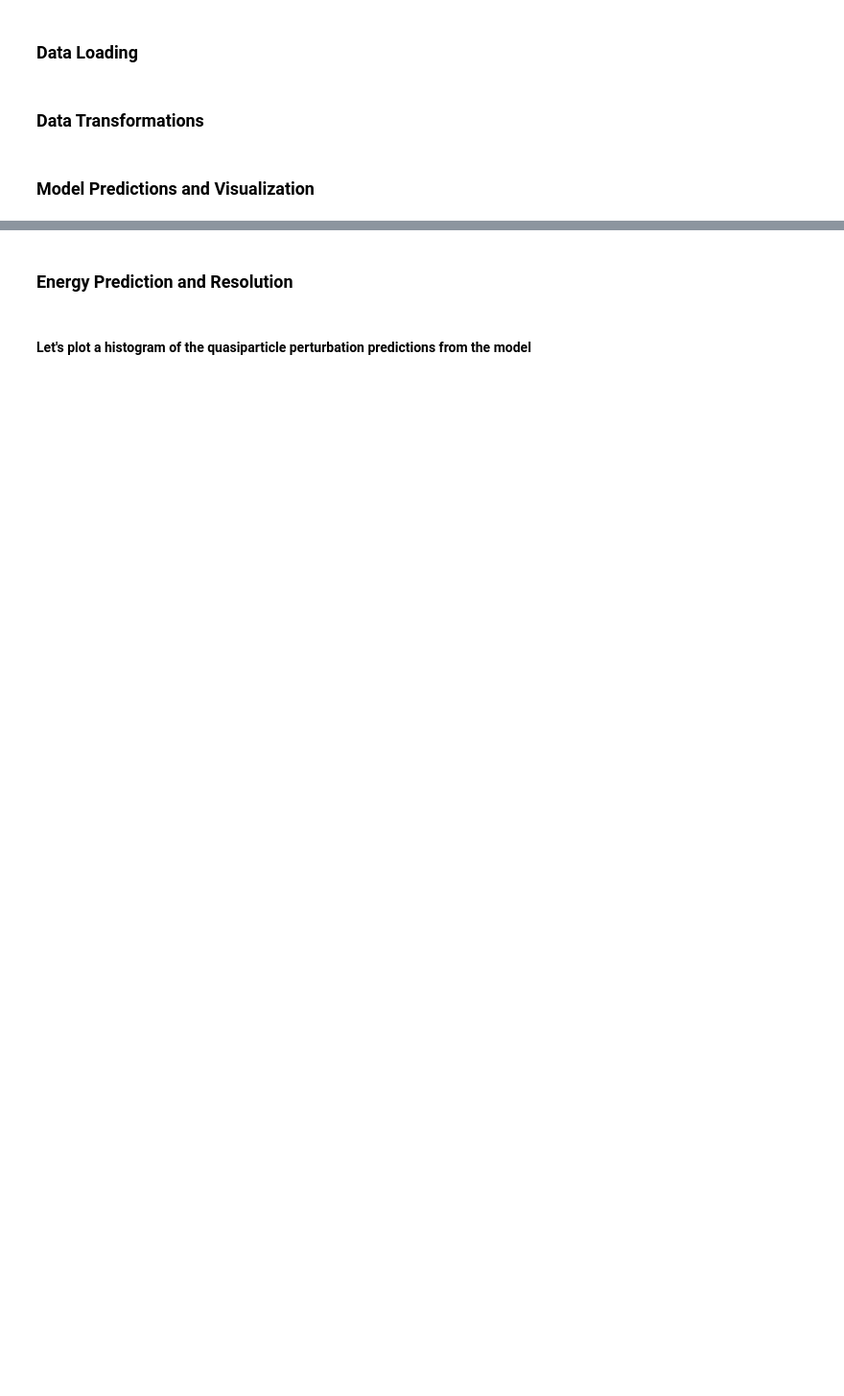
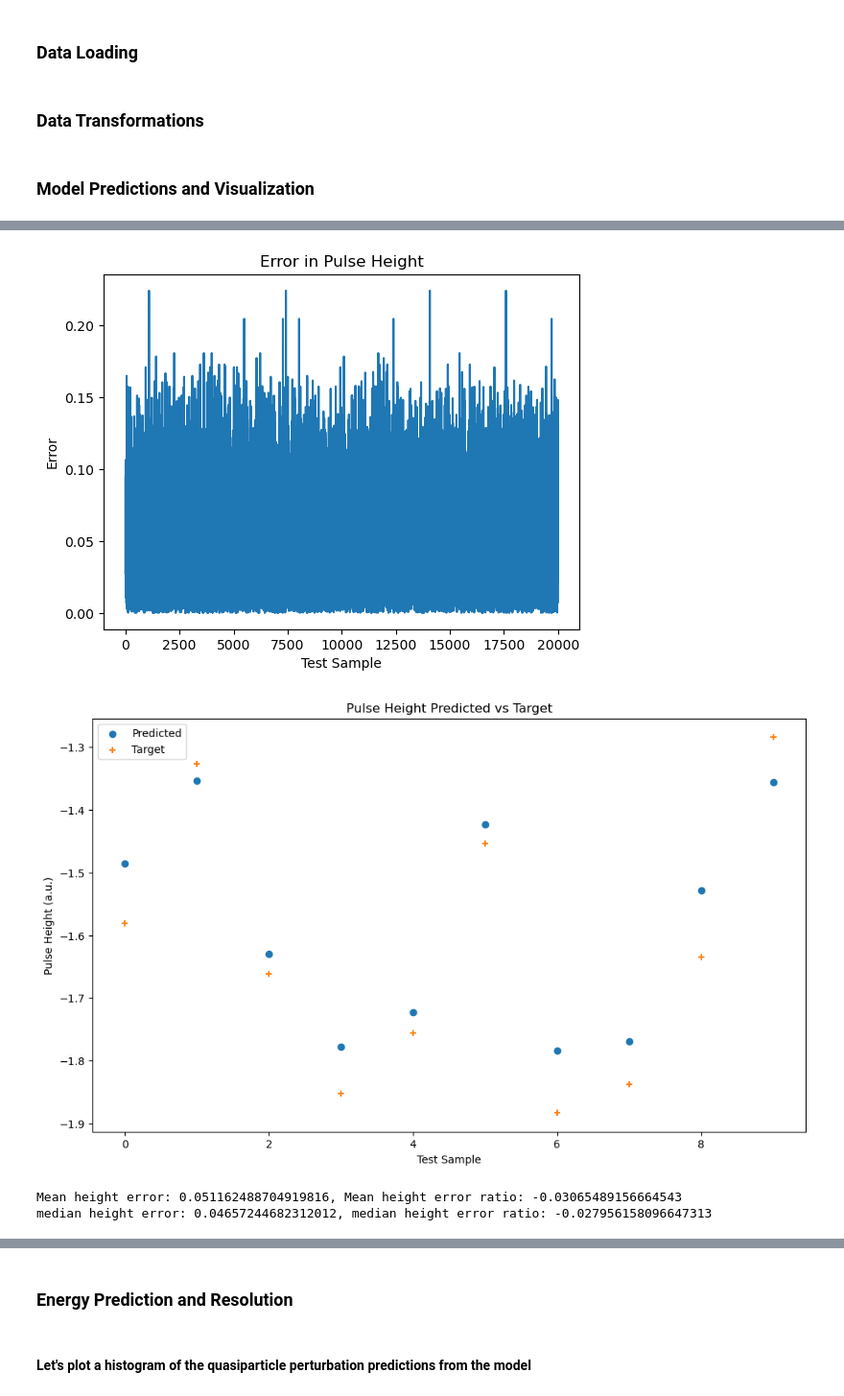
Before and after one commit to jbreck1987/ml_readout, a Jupyter notebook: experiments/cnn_regression/run_011/eval.ipynb, the cells around one changed output, grey strips where cells are left out. Shown: that part at 96% size. Drawn from its saved outputs; the diff is of its cells as text; code cells hidden in the pictures; blank space fills up the shorter version.

```diff
--- a/experiments/cnn_regression/run_011/eval.ipynb
+++ b/experiments/cnn_regression/run_011/eval.ipynb
@@ -17,7 +17,7 @@ from mlcore.dataset import load_training_data, stream_to_arrival
 # %%
 # Load model
 MODEL_DIR = pathlib.Path().cwd() / 'trained_models'
-MODEL_FNAME = 'cnn_reg_1691785994.pt'
+MODEL_FNAME = 'cnn_reg_1691918007.pt'
 RANDOM_SEED = 22
 TEST_RATIO = 0.2
 BATCH_SIZE = 32
@@ -35,5 +35,5 @@ else:
   device = torch.device("cpu")
 print(f'Using device: "{device}"')
 
-model = BranchedConvReg(in_channels=2, h_hidden_units=100, h_hidden_layers=3)
+model = BranchedConvReg(in_channels=2, h_hidden_units=60, h_hidden_layers=3)
 model.load_state_dict(torch.load(MODEL_DIR / MODEL_FNAME, map_location=device))
@@ -115,25 +125,30 @@ plt.show()
 # %%
 # Now lets do the same with the pulse height
 height_diff = [torch.abs(y_pred[1] - y_true[0][1]).item() for y_pred, y_true in zip(preds, test_labels)]
-
+scale = 10
 plt.figure()
 plt.title('Error in Pulse Height')
 plt.plot(np.arange(len(height_diff)), height_diff)
 plt.xlabel('Test Sample')
 plt.ylabel('Error')
 plt.show()
 
 plt.figure(figsize=(12,7))
 plt.title('Pulse Height Predicted vs Target')
 #plt.plot(np.arange(len(preds)), [pred[0][0][1].item() for pred in preds], label='Predicted')
 #plt.plot(np.arange(len(test_labels)), [label[0][1].item() for label in test_labels], label='Target')
-plt.scatter(np.arange(len(preds[:100])), [pred[1].item() for pred in preds[:100]], label='Predicted')
-plt.scatter(np.arange(len(test_labels[:100])), [label[0][1].item() for label in test_labels[:100]], marker='+', label='Target')
+plt.scatter(np.arange(len(preds[:scale])), [pred[1].item() for pred in preds[:scale]], label='Predicted')
+plt.scatter(np.arange(len(test_labels[:scale])), [label[0][1].item() for label in test_labels[:scale]], marker='+', label='Target')
 plt.xlabel('Test Sample')
 plt.ylabel('Pulse Height (a.u.)')
 plt.legend()
 plt.show()
 
 print(f'Mean height error: {np.mean(height_diff)}, Mean height error ratio: {np.mean(height_diff)/np.mean([target[0][1] for target in test_labels])}')
 print(f'median height error: {np.median(height_diff)}, median height error ratio: {np.median(height_diff)/np.median([target[0][1] for target in test_labels])}')
+# %% [output]
+[figure, added]
+[figure, added]
+Mean height error: 0.051162488704919816, Mean height error ratio: -0.03065489156664543
+median height error: 0.04657244682312012, median height error ratio: -0.027956158096647313
 # %%
```
Also changed, not shown: parts of 8 cells of this notebook, 3 other files.
